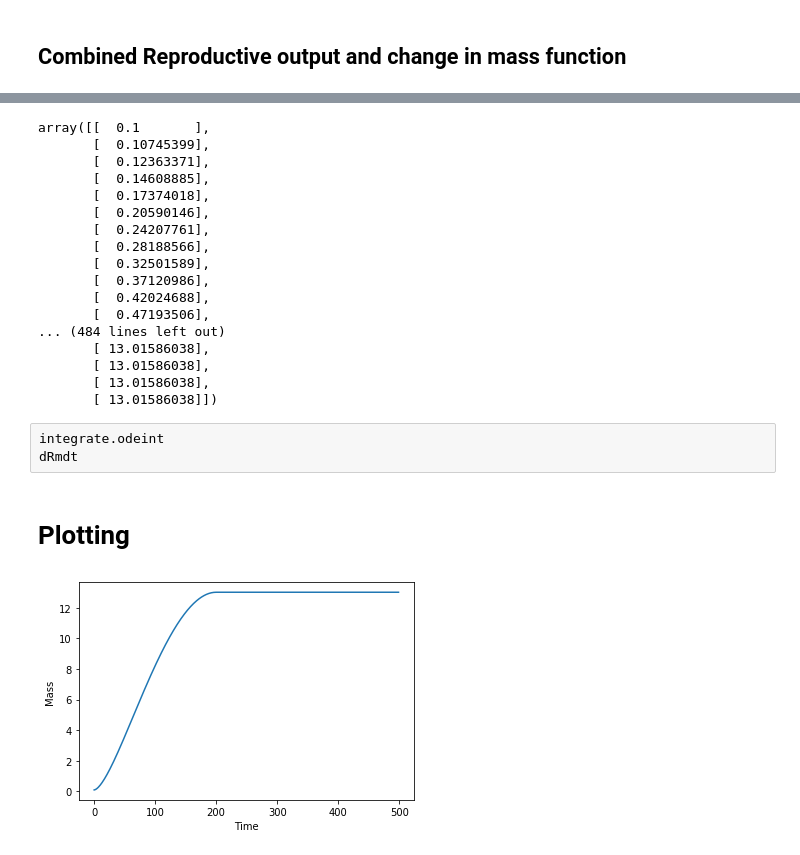
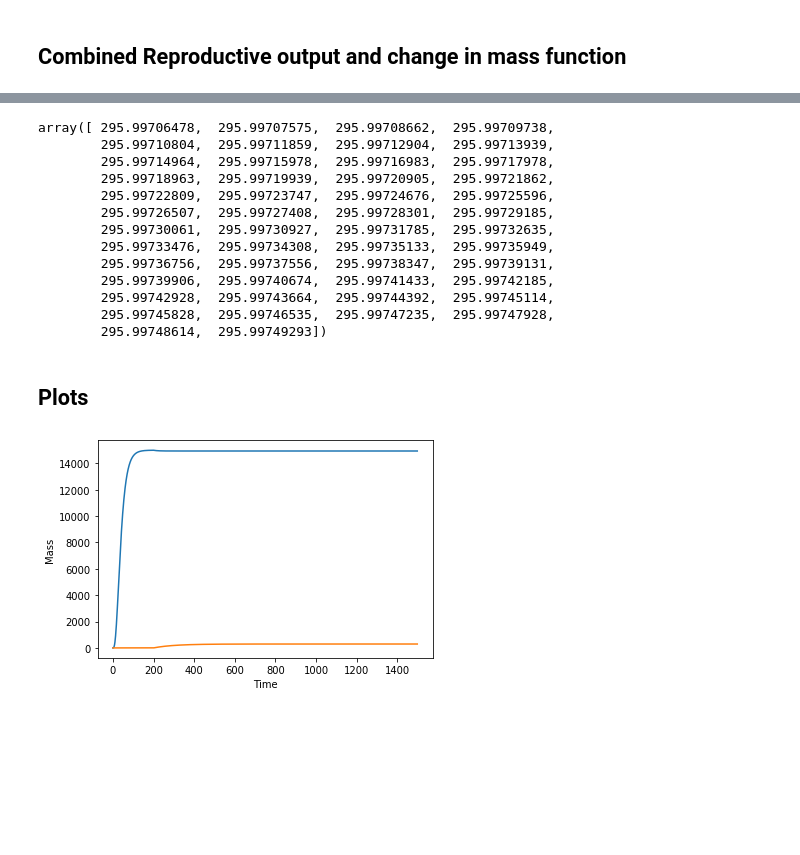
Before and after one commit to Don-Burns/Masters_Project, a Jupyter notebook: code/Model_Functions.ipynb, the cells around one changed output, grey strips where cells are left out. Drawn from its saved outputs; the diff is of its cells as text; code cells hidden in the pictures; blank space fills up the shorter version.

Commit message:
Implimented  to sove model and parameter exploration

```diff
--- a/code/Model_Functions.ipynb
+++ b/code/Model_Functions.ipynb
@@ -203,62 +254,60 @@ def dRmdt(t, m, alpha = 50, M = 1000, a = 2.15, c = 0.17, rho = 0.06, k = 0.01):
 # %%
 ## imports
+import scipy as sc
 from scipy import integrate
 
+days = 1500 #  time to simulate over
 
 # define starting parameters -- using cod values from west 2001 as a base/ballpark values
-m0 = 0.1
-a = 0.017
-b = 0 ## no need to calculate right now since i do it in function,could be done here to save time
-c = 0.08
-M = 25000
-alpha = 200 # same as rho
-rho = 0.02 # 8th ish values from lukes graph i think
-k = 0.01
 
-# storage vars
-t = list(range(500))
-mass = [0 * len(t)]
-mass[0] = m0
-repro = [0 * len(t)]
+m0 = 0.1 # starting mass at t_0
+R0 = 0 # starting reproduction at t_0, 0 because organism not yet mature in my sims
+a = 2.15#0.017 # cost of new mass
+b =  0 # no need to calculate right now since i do it in function,could be done here to save time
+c = 0.001 #0.017 # reproductive cost
+M =  15000#25000
+alpha = 200 #700 # age of maturation (days)
+rho = 0.01# 0.6 # reproductive scaling parameter
+k =  0.01#0.01
 
-# tuple for integration arguments
-intArgs = (mass, M, alpha, a, c, rho, k)
+# organising starting params for use
+
+mR0 = sc.array([m0, R0]) # starting values for integration, [starting mass, starting repro]
+t = sc.arange(0, days, 1) # t values for integration
+params = (alpha, M, a, c, rho, k) # tuple for integration arguments
 
 
-for i in t:
-    mass = integrate.odeint(dRmdt, m0, t, args = (M, alpha, a, c, rho, k))
-mass
+# integration
+mR = integrate.odeint(dRmdt, mR0, t, args = params)
+mass = mR[:, 0]
+repro = mR[:, 1]
+
+# exploring output
+repro[-50:] # final 50 values to check for `nan`
 # %% [output]
-array([[  0.1       ],
-       [  0.10745399],
-       [  0.12363371],
-       [  0.14608885],
-       [  0.17374018],
-       [  0.20590146],
-       [  0.24207761],
-       [  0.28188566],
-       [  0.32501589],
-       [  0.37120986],
-       [  0.42024688],
-       [  0.47193506],
-... (484 lines left out)
-       [ 13.01586038],
-       [ 13.01586038],
-       [ 13.01586038],
-       [ 13.01586038]])
+array([ 295.99706478,  295.99707575,  295.99708662,  295.99709738,
+        295.99710804,  295.99711859,  295.99712904,  295.99713939,
+        295.99714964,  295.99715978,  295.99716983,  295.99717978,
+        295.99718963,  295.99719939,  295.99720905,  295.99721862,
+        295.99722809,  295.99723747,  295.99724676,  295.99725596,
+        295.99726507,  295.99727408,  295.99728301,  295.99729185,
+        295.99730061,  295.99730927,  295.99731785,  295.99732635,
+        295.99733476,  295.99734308,  295.99735133,  295.99735949,
+        295.99736756,  295.99737556,  295.99738347,  295.99739131,
+        295.99739906,  295.99740674,  295.99741433,  295.99742185,
+        295.99742928,  295.99743664,  295.99744392,  295.99745114,
+        295.99745828,  295.99746535,  295.99747235,  295.99747928,
+        295.99748614,  295.99749293])
-# %% [raw]
-integrate.odeint
-dRmdt
 # %% [markdown]
-# Plotting
+## Plots
 # %%
 import matplotlib.pyplot as plt
 
 plt.figure()
 plt.plot(t, mass)
-# plt.plot(t, repro)
+plt.plot(t, repro)
 plt.xlabel("Time")
 plt.ylabel("Mass")
 plt.show()
 # %% [output]
-[figure, old version]
+[figure, new version]
```
Also changed, not shown: parts of 33 cells of this notebook.
